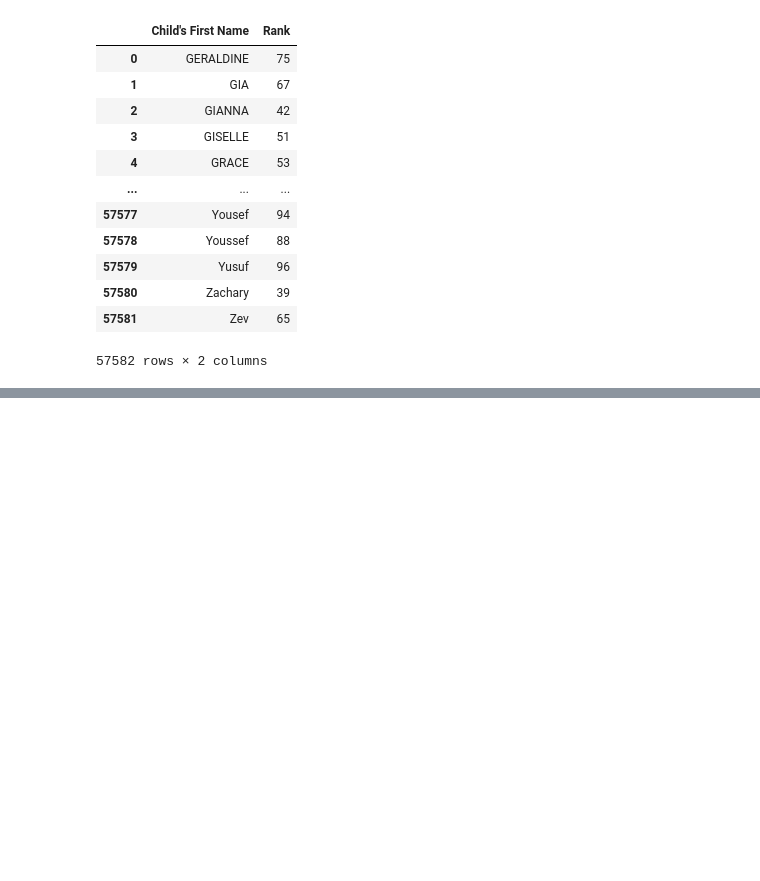
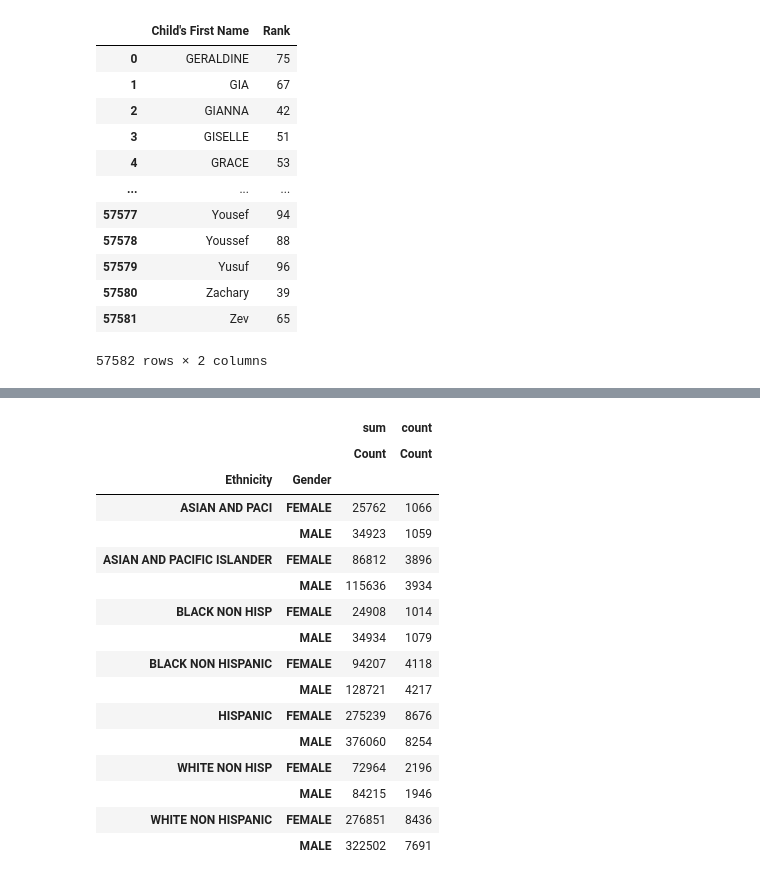
Before and after one commit to Kansi420/python_learn, a Jupyter notebook: pandas/pandas.ipynb, the cells around one changed output, grey strips where cells are left out. Saved outputs shown, nothing was run; the diff lists cells and outputs as text; code cells hidden in the pictures; blank space fills up the shorter version.

```diff
--- a/pandas/pandas.ipynb
+++ b/pandas/pandas.ipynb
@@ -243,0 +327,2 @@ df.sample(n=2, replace=False, random_state=3, axis=1)
+# %%
+df = df.dropna()
@@ -243,0 +358,21 @@ df.sample(n=2, replace=False, random_state=3, axis=1)
+# %%
+pivot_table = pd.pivot_table(df, index=['Ethnicity','Gender'], values= 'Count' , aggfunc=['sum','count'])
+pivot_table.head(20)
+# %% [output]
+|  |  | sum | count |
+|  |  | Count | Count |
+| Ethnicity | Gender |  |  |
+| ASIAN AND PACI | FEMALE | 25762 | 1066 |
+|  | MALE | 34923 | 1059 |
+| ASIAN AND PACIFIC ISLANDER | FEMALE | 86812 | 3896 |
+|  | MALE | 115636 | 3934 |
+| BLACK NON HISP | FEMALE | 24908 | 1014 |
+|  | MALE | 34934 | 1079 |
+| BLACK NON HISPANIC | FEMALE | 94207 | 4118 |
+|  | MALE | 128721 | 4217 |
+| HISPANIC | FEMALE | 275239 | 8676 |
+|  | MALE | 376060 | 8254 |
+| WHITE NON HISP | FEMALE | 72964 | 2196 |
+|  | MALE | 84215 | 1946 |
+| WHITE NON HISPANIC | FEMALE | 276851 | 8436 |
+|  | MALE | 322502 | 7691 |
```
Also changed, not shown: parts of 9 cells of this notebook, 1 other file.
